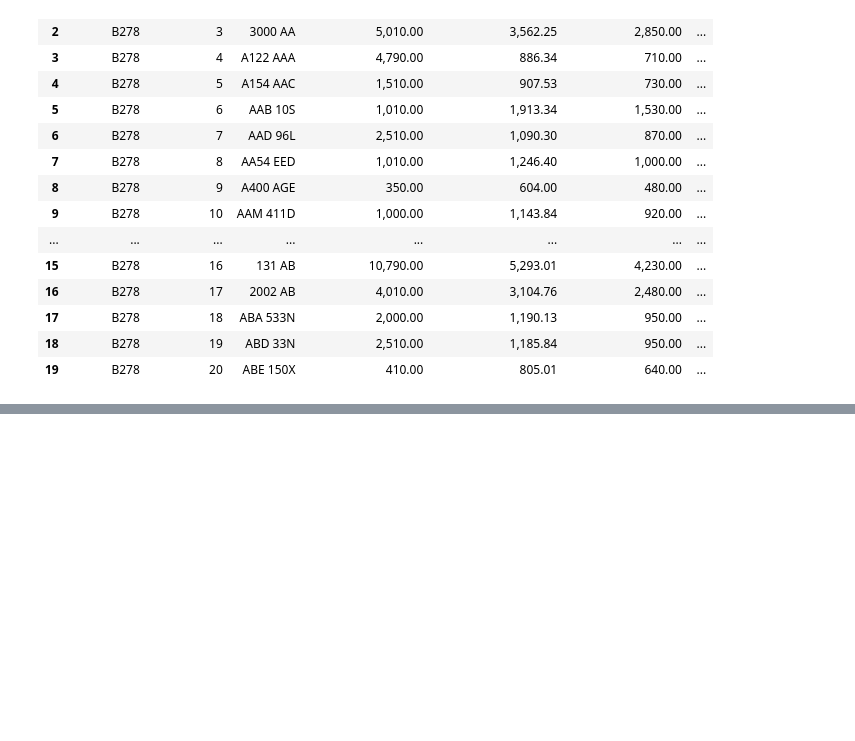
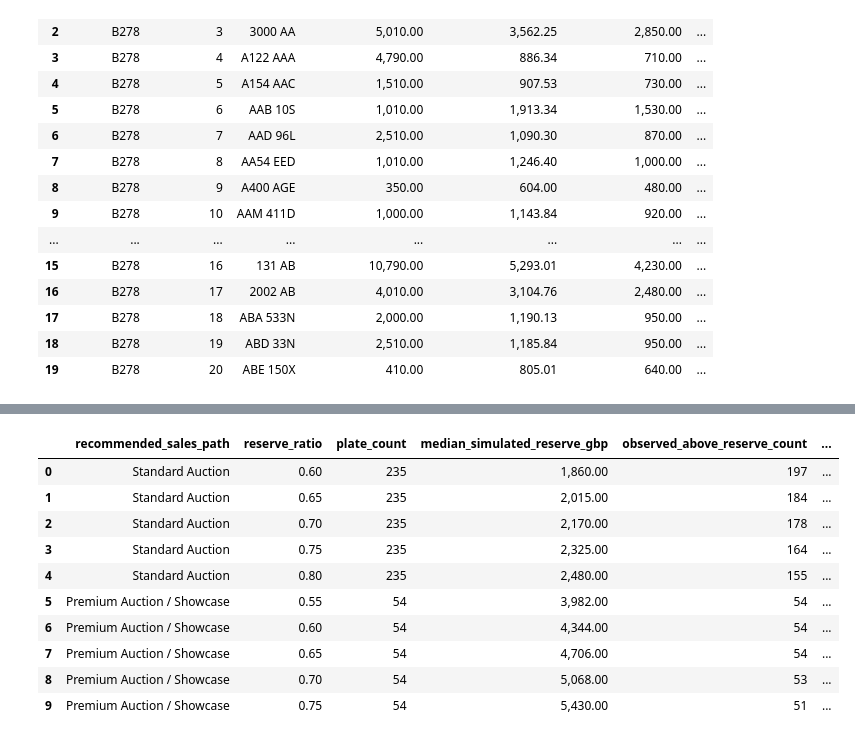
Before and after one commit to ozzy2438/Plate-Value-Intelligence, a Jupyter notebook: 07_pricing_and_auction_strategy_simulation.ipynb, the cells around one changed output, grey strips where cells are left out. Saved outputs shown, nothing was run; the diff lists cells and outputs as text; code cells hidden in the pictures; blank space fills up the shorter version.

Commit message:
Finalize pricing and auction strategy simulation

```diff
--- a/07_pricing_and_auction_strategy_simulation.ipynb
+++ b/07_pricing_and_auction_strategy_simulation.ipynb
@@ -854,0 +861,87 @@ pricing_strategy_decisions.head(20)
+# %%
+reserve_scenarios = []
+
+auction_scenario_data = strategy_data.loc[
+    strategy_data[
+        "recommended_sales_path"
+    ].isin(
+        [
+            "Standard Auction",
+            "Premium Auction / Showcase",
+        ]
+    )
+].copy()
+
+for sales_path, reserve_ratios in {
+    "Standard Auction": [
+        0.60,
+        0.65,
+        0.70,
+        0.75,
+        0.80,
+    ],
+    "Premium Auction / Showcase": [
+        0.55,
+        0.60,
+        0.65,
+        0.70,
+        0.75,
+    ],
+}.items():
+
+    path_data = auction_scenario_data.loc[
+        auction_scenario_data[
+            "recommended_sales_path"
+        ].eq(sales_path)
+    ].copy()
+
+    for reserve_ratio in reserve_ratios:
+        simulated_reserve = (
+            path_data[
+                "valuation_central_gbp"
+            ]
+            * reserve_ratio
+        )
+
+        observed_above_reserve = (
+            path_data[
+                "hammer_price_gbp"
+            ]
+            >= simulated_reserve
+        )
+
+        reserve_scenarios.append(
+            {
+                "recommended_sales_path": sales_path,
+                "reserve_ratio": reserve_ratio,
+                "plate_count": len(path_data),
+                "median_simulated_reserve_gbp": (
+                    simulated_reserve.median()
+                ),
+                "observed_above_reserve_count": (
+                    observed_above_reserve.sum()
+                ),
+                "observed_above_reserve_rate_pct": (
+                    observed_above_reserve.mean()
+                    * 100
+                ),
+            }
+        )
+
+reserve_sensitivity_summary = pd.DataFrame(
+    reserve_scenarios
+)
+
+reserve_sensitivity_summary
+# %% [output]
+|  | recommended_sales_path | reserve_ratio | plate_count | median_simulated_reserve_gbp | observed_above_reserve_count | ... |
+| 0 | Standard Auction | 0.60 | 235 | 1,860.00 | 197 | ... |
+| 1 | Standard Auction | 0.65 | 235 | 2,015.00 | 184 | ... |
+| 2 | Standard Auction | 0.70 | 235 | 2,170.00 | 178 | ... |
+| 3 | Standard Auction | 0.75 | 235 | 2,325.00 | 164 | ... |
+| 4 | Standard Auction | 0.80 | 235 | 2,480.00 | 155 | ... |
+| 5 | Premium Auction / Showcase | 0.55 | 54 | 3,982.00 | 54 | ... |
+| 6 | Premium Auction / Showcase | 0.60 | 54 | 4,344.00 | 54 | ... |
+| 7 | Premium Auction / Showcase | 0.65 | 54 | 4,706.00 | 54 | ... |
+| 8 | Premium Auction / Showcase | 0.70 | 54 | 5,068.00 | 53 | ... |
+| 9 | Premium Auction / Showcase | 0.75 | 54 | 5,430.00 | 51 | ... |
```
Also changed, not shown: parts of 9 cells of this notebook, 12 other files.
